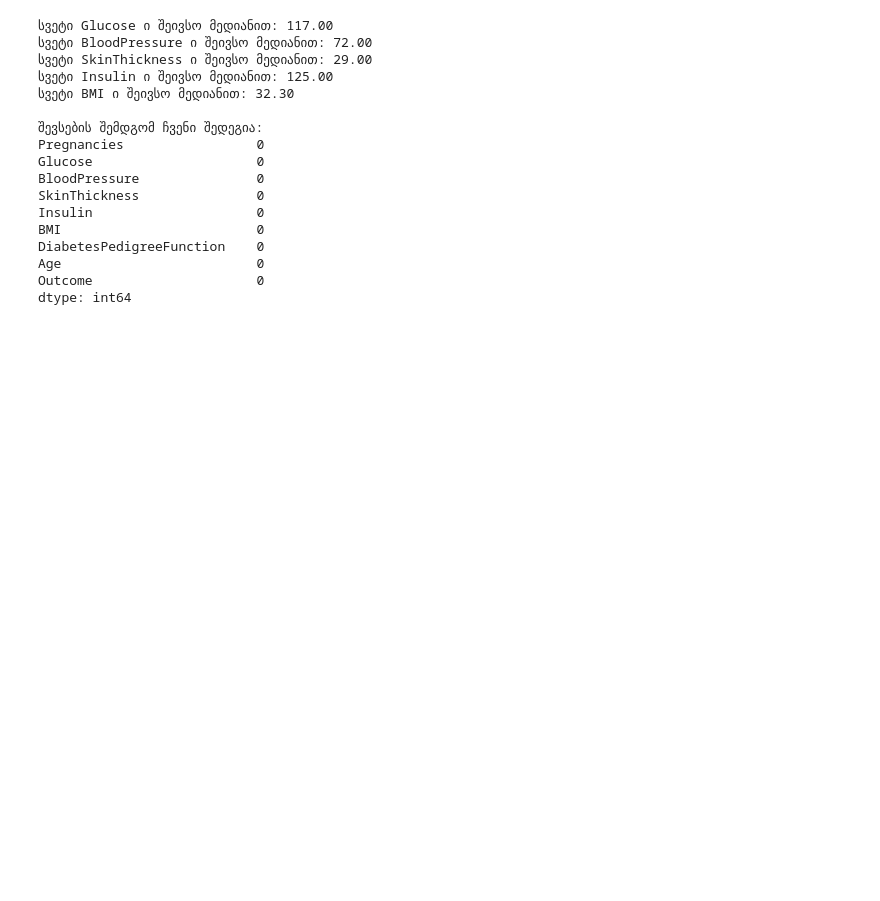
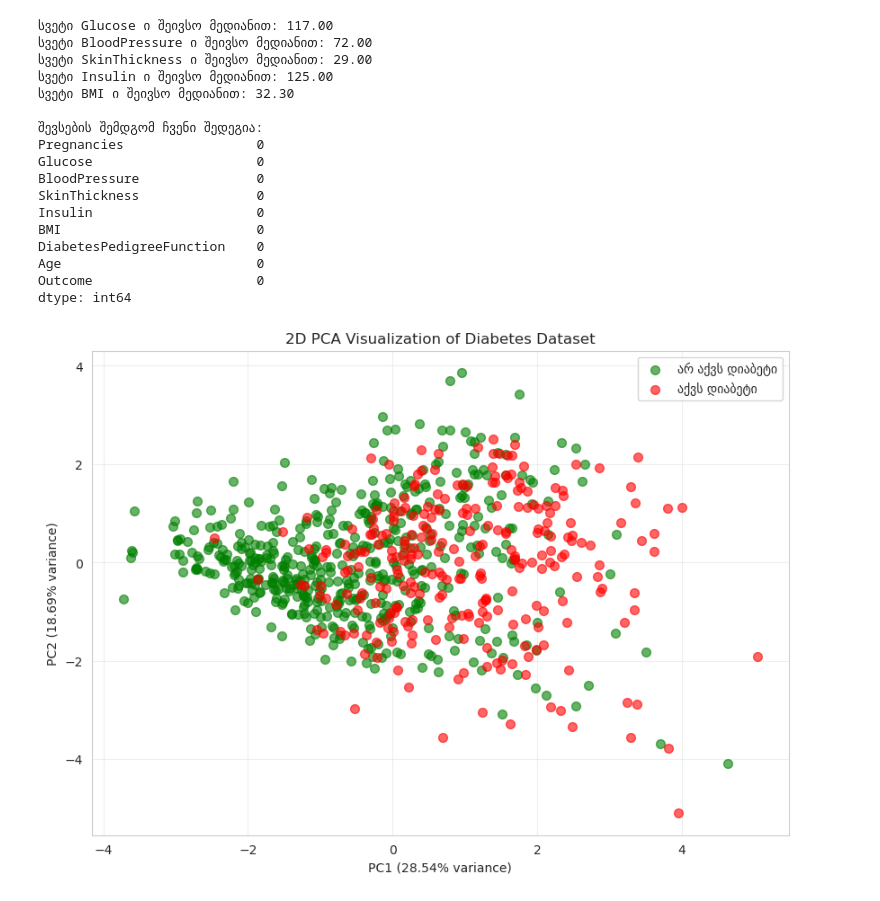
Before and after one commit to giorgiBerika/diabetes_analysis, a Jupyter notebook: main.ipynb, the cells around one changed output. Saved outputs shown, nothing was run; the diff lists cells and outputs as text; code cells hidden in the pictures; blank space fills up the shorter version.

```diff
--- a/main.ipynb
+++ b/main.ipynb
@@ -141,0 +145,30 @@ dtype: int64
+# %%
+from sklearn.decomposition import PCA
+
+X = df_filled.drop('Outcome', axis=1)
+Y = df_filled['Outcome']
+
+scaler = StandardScaler()
+X_scaled = scaler.fit_transform(X)
+
+pca = PCA(n_components=2)
+X_pca = pca.fit_transform(X_scaled)
+
+plt.figure(figsize=(10, 7))
+colors = ['green', 'red']
+labels = ['არ აქვს დიაბეტი', 'აქვს დიაბეტი']
+
+for outcome in [0, 1]:
+    mask = (Y == outcome)
+    plt.scatter(X_pca[mask, 0], X_pca[mask, 1],
+                c=colors[outcome], label=labels[outcome],
+                alpha=0.6, s=50)
+
+plt.xlabel(f'PC1 ({pca.explained_variance_ratio_[0]*100:.2f}% variance)')
+plt.ylabel(f'PC2 ({pca.explained_variance_ratio_[1]*100:.2f}% variance)')
+plt.title('2D PCA Visualization of Diabetes Dataset')
+plt.legend()
+plt.grid(True, alpha=0.3)
+plt.show()
+# %% [output]
+[figure, added]
```
Also changed, not shown: parts of 1 cell of this notebook.
